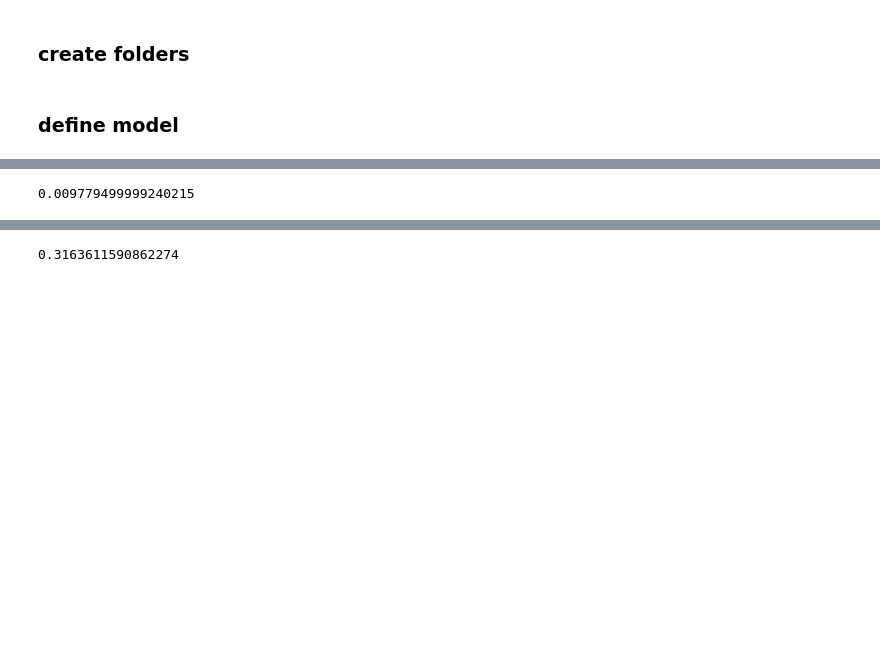
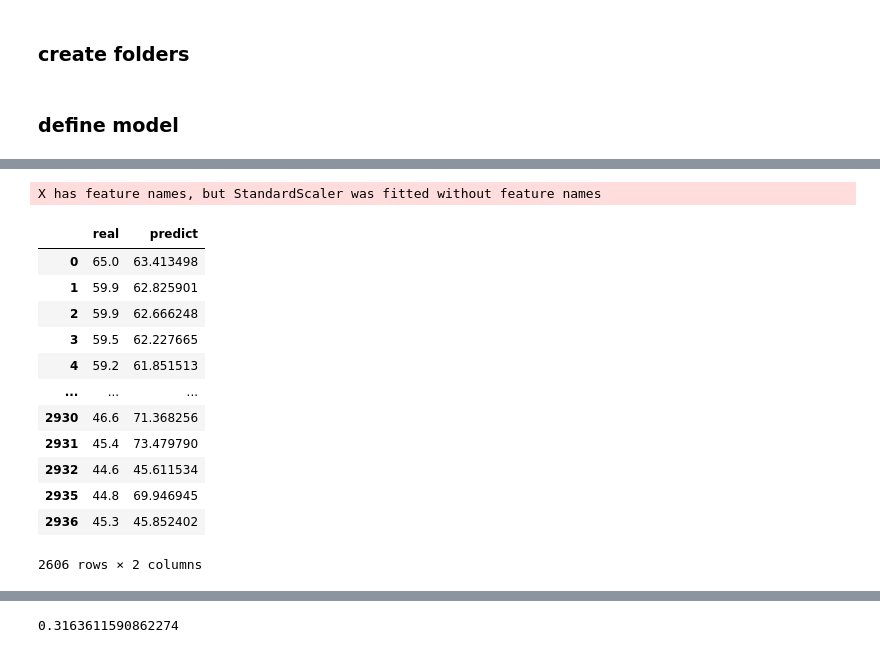
Before and after one commit to rafael-veiga/tools_ML, a Jupyter notebook: teste.ipynb, the cells around one changed output, grey strips where cells are left out. Saved outputs shown, nothing was run; the diff lists cells and outputs as text; code cells hidden in the pictures; blank space fills up the shorter version.

```diff
--- a/teste.ipynb
+++ b/teste.ipynb
@@ -169,4 +208,20 @@ a[-1]
 # %%
+import pandas as pd
+banco_res = pd.DataFrame({"real":y_train[0],"predict":ann.predict(x_train[0]).reshape([2606])})
+banco_res
 # %% [output]
-0.009779499999240215
+X has feature names, but StandardScaler was fitted without feature names
+|  | real | predict |
+| 0 | 65.0 | 63.413498 |
+| 1 | 59.9 | 62.825901 |
+| 2 | 59.9 | 62.666248 |
+| 3 | 59.5 | 62.227665 |
+| 4 | 59.2 | 61.851513 |
+| ... | ... | ... |
+| 2930 | 46.6 | 71.368256 |
+| 2931 | 45.4 | 73.479790 |
+| 2932 | 44.6 | 45.611534 |
+| 2935 | 44.8 | 69.946945 |
+| 2936 | 45.3 | 45.852402 |
+2606 rows × 2 columns
 # %%
```
Also changed, not shown: parts of 7 cells of this notebook.
